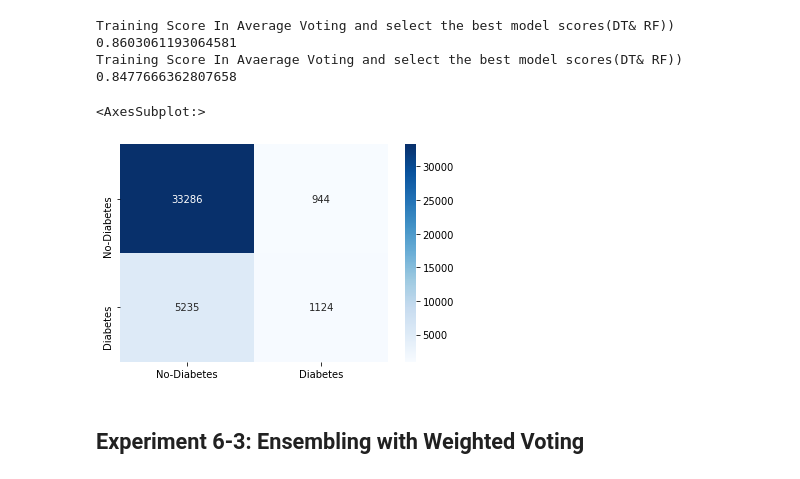
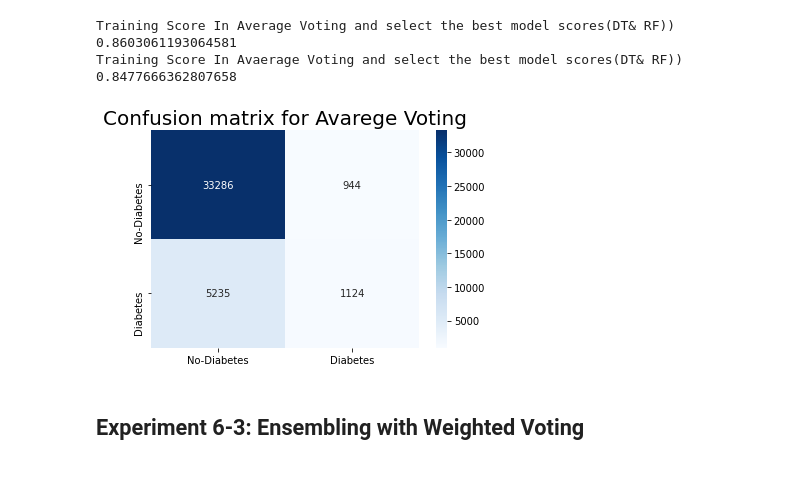
Before and after one commit to Ohood-Alharbi/Diabetes-Health-Indicators-Classfication, a Jupyter notebook: Code/Diabetes_Health_Indicators_Classification_Model.ipynb, the cells around one changed output. Cells and saved outputs as stored; diff of their text form; code cells hidden in the pictures.

```diff
--- a/Code/Diabetes_Health_Indicators_Classification_Model.ipynb
+++ b/Code/Diabetes_Health_Indicators_Classification_Model.ipynb
@@ -937,6 +924,6 @@ Training Score In Average Voting and select the best model scores(DT& RF)) 0.860
 Training Score In Avaerage Voting and select the best model scores(DT& RF)) 0.8477666362807658
 # %%
 # Get accuracy (model to beat: RF with 0.8136 accuracy)
-y_pred7 = voting_classifer.predict(x7_val)
+y_pred = voting_classifer.predict(x7_val)
 # %%
 models_evalutions['Model'].append("VotingClassifier-Average Voting")
@@ -947,12 +934,12 @@ models_evalutions['F1 score'].append(f1_score(y_val, y_pred7))
 # %%
 # plotting confusion mtrix
-cm = confusion_matrix(y_val, y_pred7)
+cm = confusion_matrix(y_val, y_pred)
 class_label = ["No-Diabetes", "Diabetes"]
 df_cm = pd.DataFrame(cm, index = class_label, columns = class_label)
 sns.heatmap(df_cm, annot = True, fmt = "d", cmap='Blues')
+plt.title('Confusion matrix for Avarege Voting', fontsize = 20); # title with fontsize 20
 # %% [output]
-<AxesSubplot:>
-[figure, old version]
+[figure, new version]
 # %% [markdown]
 ## Experiment 6-3: Ensembling with Weighted Voting
 # %%
```
Also changed, not shown: parts of 34 cells of this notebook.
